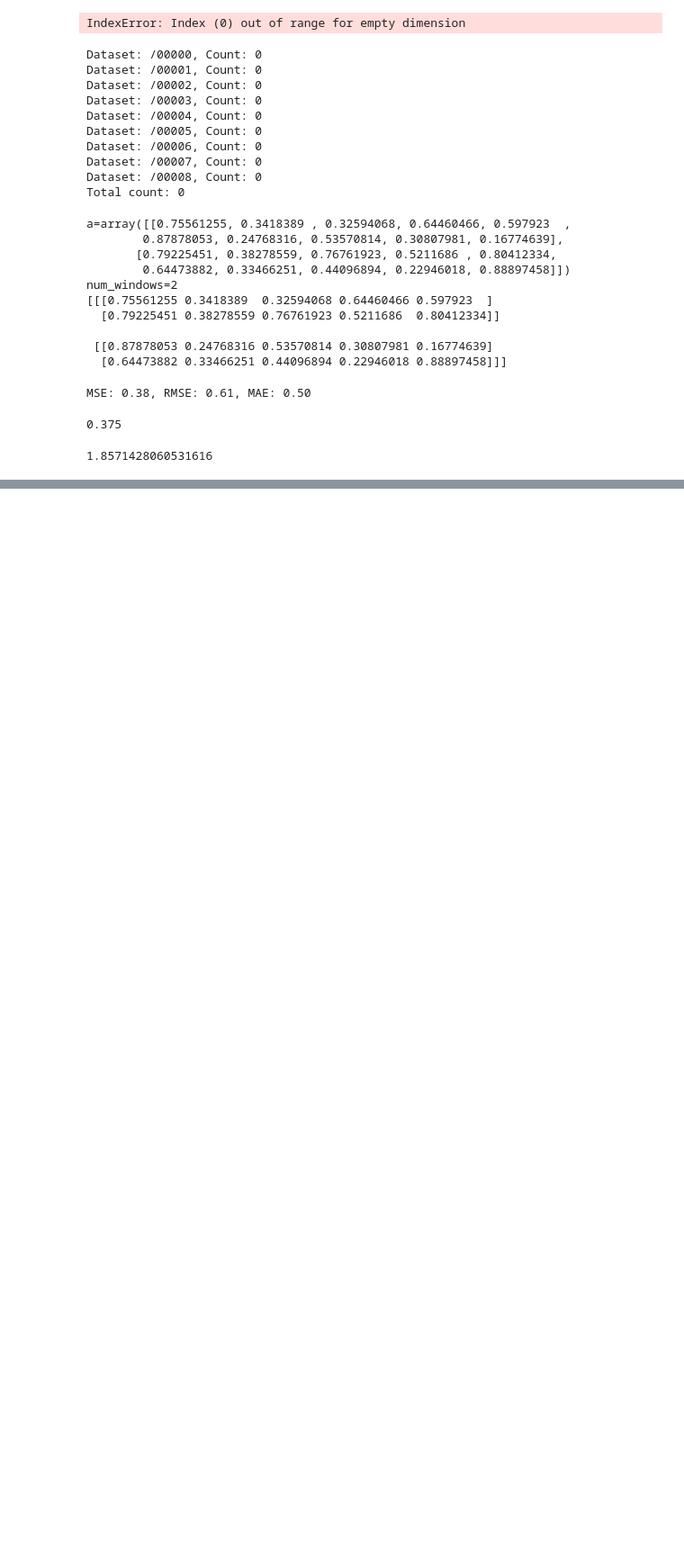
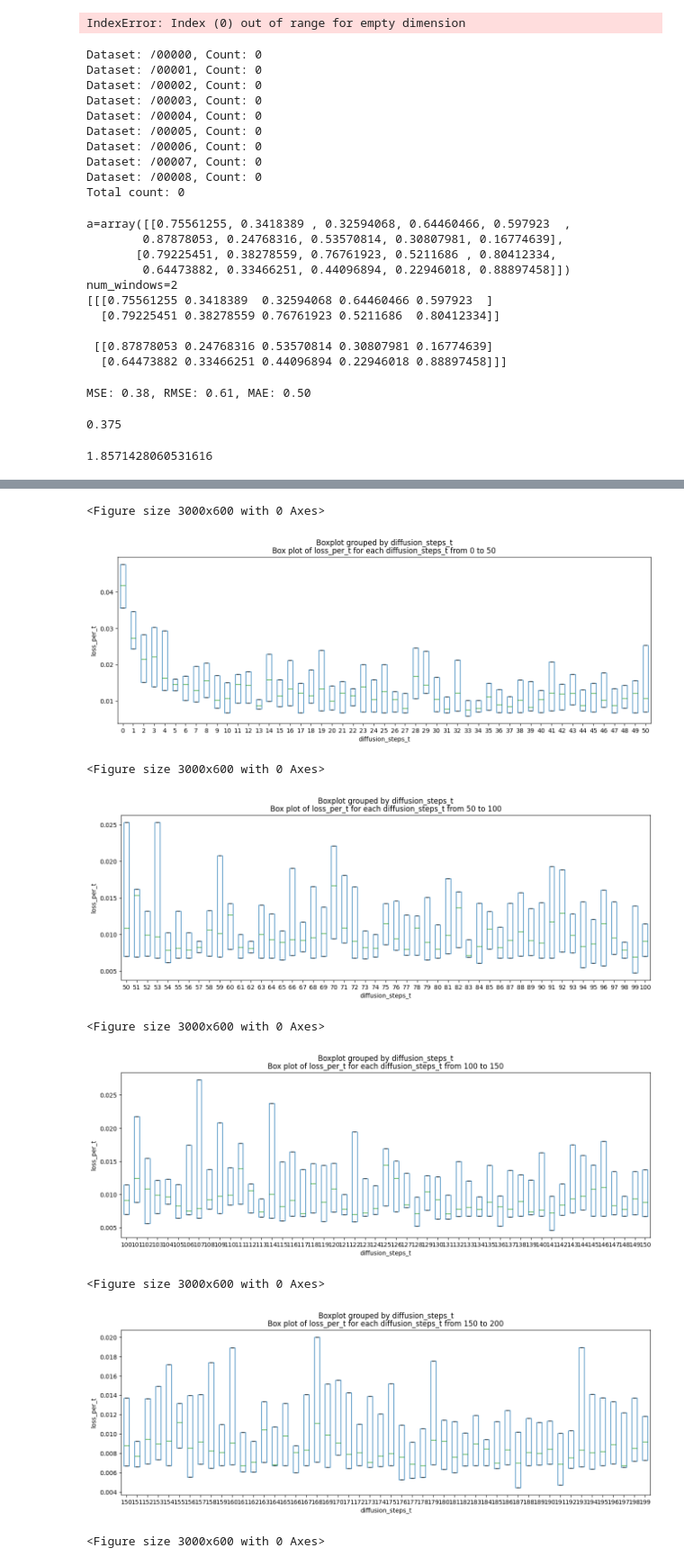
Before and after one commit to liranc6/ecg_forecasting, a Jupyter notebook: liran_project/notebooks/general.ipynb, the cells around one changed output, grey strips where cells are left out. Shown at 90% size. Saved outputs shown, nothing was run; the diff lists cells and outputs as text; code cells hidden in the pictures; blank space fills up the shorter version.

```diff
--- a/liran_project/notebooks/general.ipynb
+++ b/liran_project/notebooks/general.ipynb
@@ -196,0 +454,28 @@ mae
+# %%
+import matplotlib.pyplot as plt
+
+plt.rcParams["figure.figsize"] = (15,5)  # Set default figure size
+# %%
+# Define the ranges
+ranges = [(0, 50), (50, 100), (100, 150), (150, 200), (0, 200)]
+
+# Create a box plot for each range
+for start, end in ranges:
+    df_filtered = df[df['diffusion_steps_t'].between(start, end)]
+    plt.figure(figsize=(30, 6))  # Increase the width to 15
+    df_filtered.boxplot(column='loss_per_t', by='diffusion_steps_t', whis=0, showfliers=False)
+    plt.xlabel('diffusion_steps_t')
+    plt.ylabel('loss_per_t')
+    plt.title(f'Box plot of loss_per_t for each diffusion_steps_t from {start} to {end}')
+    plt.grid(False)
+    plt.show()
+# %% [output]
+<Figure size 3000x600 with 0 Axes>
+[figure, added]
+<Figure size 3000x600 with 0 Axes>
+[figure, added]
+<Figure size 3000x600 with 0 Axes>
+[figure, added]
+<Figure size 3000x600 with 0 Axes>
+[figure, added]
+<Figure size 3000x600 with 0 Axes>
```
Also changed, not shown: parts of 13 cells of this notebook, 6 other files.
